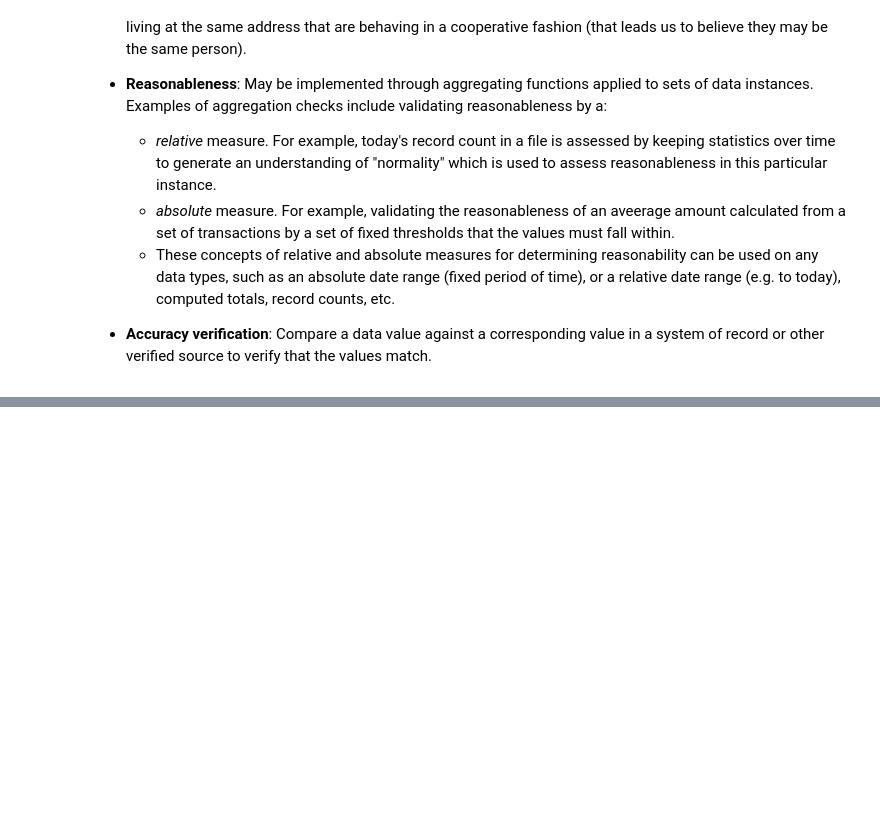
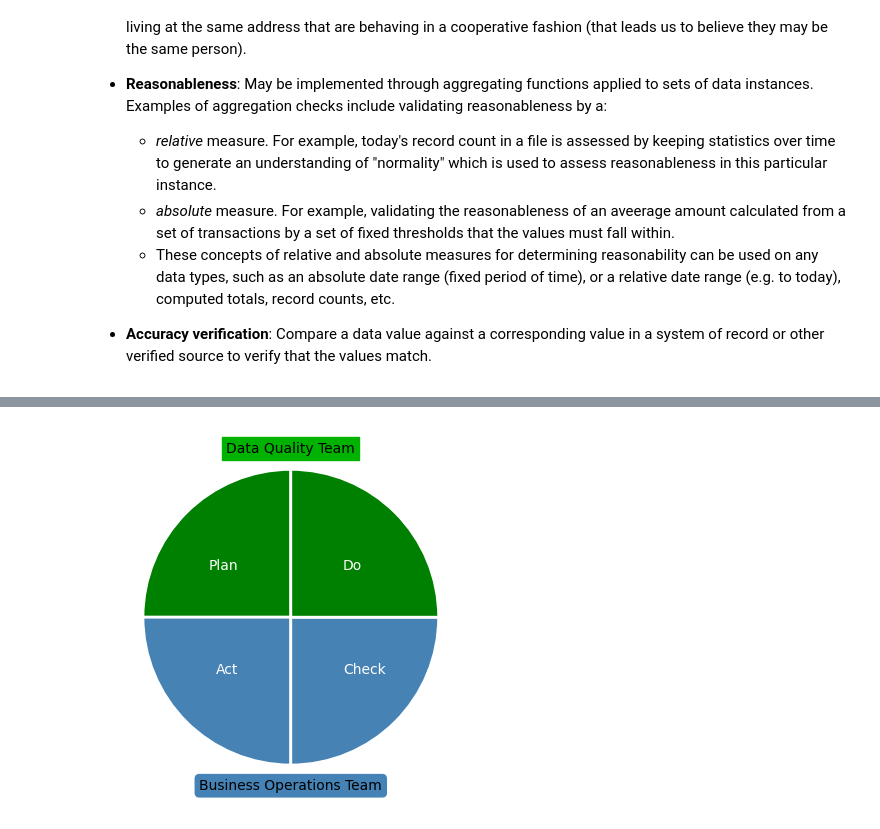
Before and after one commit to seanlhodges/gx, a Jupyter notebook: gx_play.ipynb, the cells around one changed output, grey strips where cells are left out. Cells and saved outputs as stored; diff of their text form; code cells hidden in the pictures; blank space fills up the shorter version.

Commit message:
Section added to appendix on Data Quality improvement lifecycle

```diff
--- a/gx_play.ipynb
+++ b/gx_play.ipynb
@@ -355,0 +362,43 @@ Some common business rule types (aligned with most common dimensions) are:
+# %%
+def deming():
+        # code to generate Shewhart / Deming diagram
+        #%pip install matplotlib
+        import matplotlib.pyplot as plt
+
+        # Create a dataframe with the data
+
+        data = {'Deming': ['Plan', 'Act', 'Check', 'Do'],
+
+                'Stage': [1, 1, 1, 1]}
+
+        df = pd.DataFrame(data)
+
+        # Define custom colors
+
+        colors = ['green', 'steelblue', 'steelblue', 'green']
+
+        # Plot the pie chart with custom colors
+
+        plt.pie(df['Stage'], labels=df['Deming'], labeldistance=.5, colors=colors, startangle=90,
+                wedgeprops = { 'linewidth' : 2, 'edgecolor' : 'white' }, textprops={'color':'white'})
+
+        plt.text(0., -1.14, "Business Operations Team", size=10, rotation=0.,
+                ha="center", va="center", wrap=True,
+                bbox={'boxstyle':"round",
+                        'ec':(0.27, 0.51, 0.71),
+                        'fc':(0.27, 0.51, 0.71),
+                        }
+                )
+
+        plt.text(0., 1.14, "Data Quality Team", size=10, rotation=0.,
+                ha="center", va="center", wrap=True,
+                bbox={'boxstyle':"square",
+                        'ec':(0., 0.7, 0.),
+                        'fc':(0., 0.7, 0.),
+                        }
+                )
+
+        plt.show()
+deming()
+# %% [output]
+[figure, added]
```
Also changed, not shown: parts of 2 cells of this notebook.
